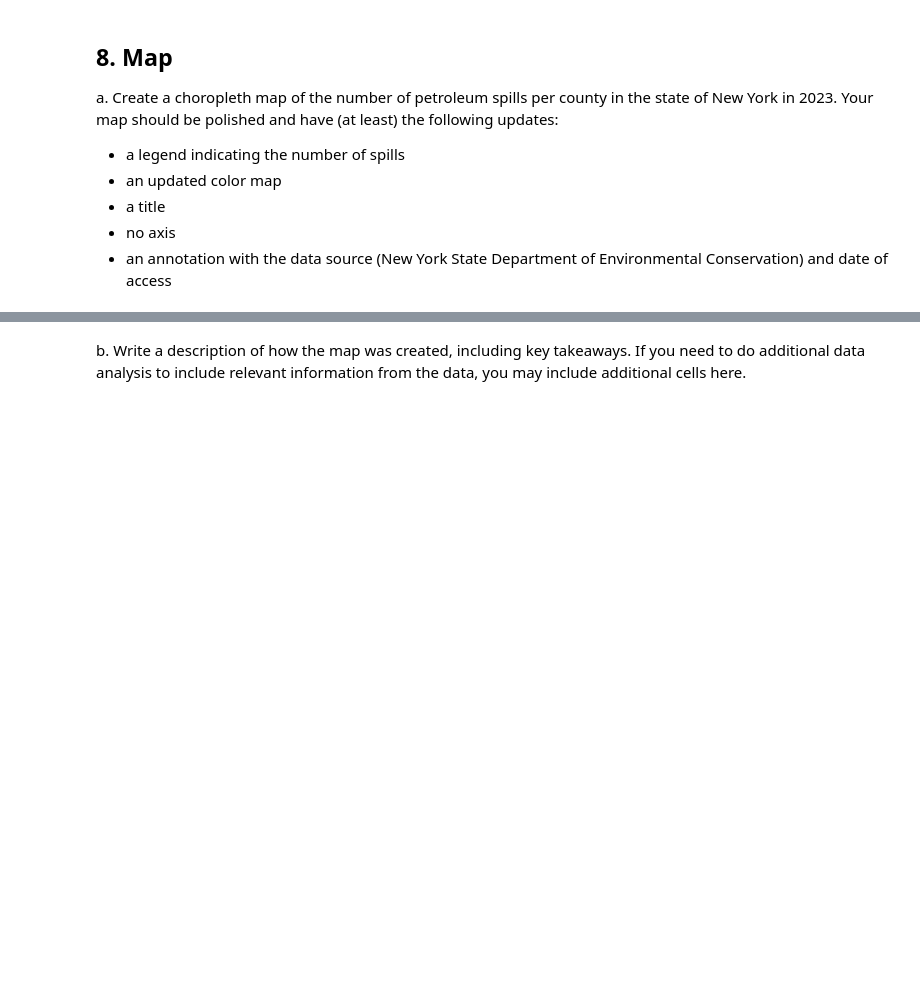
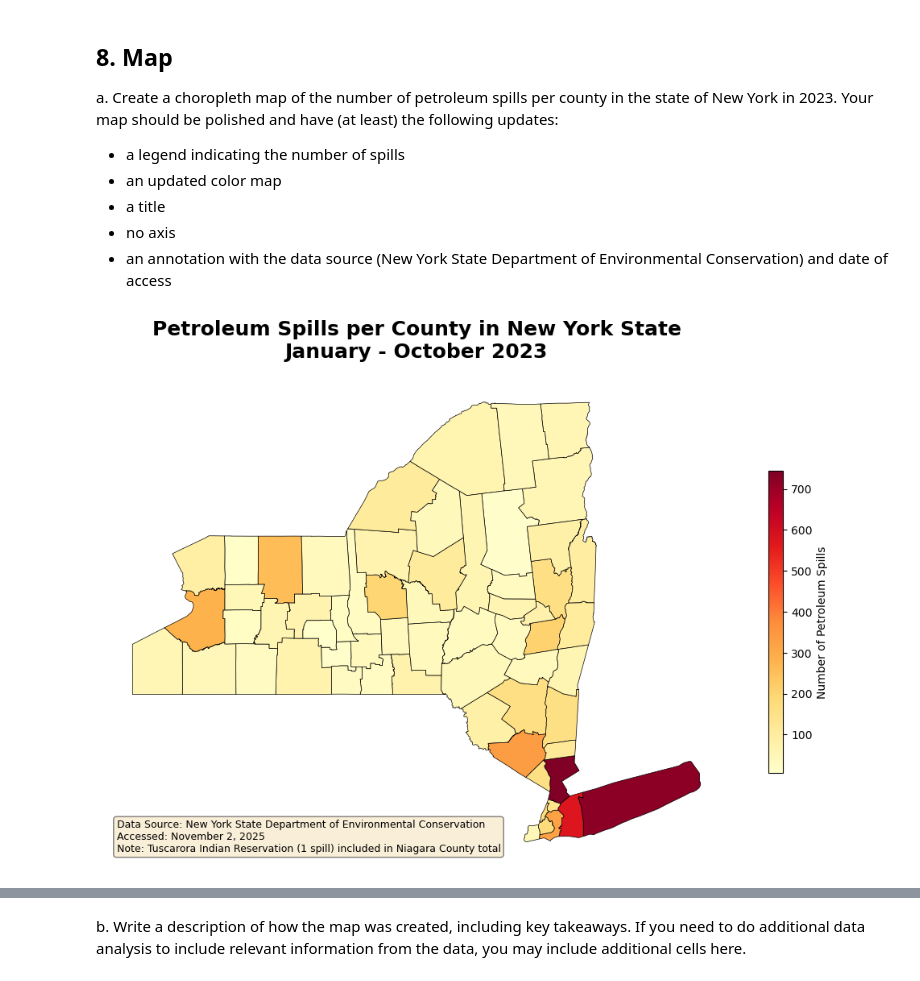
Before and after one commit to rellimylime/eds220-hwk3, a Jupyter notebook: hwk3-task2-spills.ipynb, the cells around one changed output, grey strips where cells are left out. Drawn from its saved outputs; the diff is of its cells as text; code cells hidden in the pictures; blank space fills up the shorter version.

```diff
--- a/hwk3-task2-spills.ipynb
+++ b/hwk3-task2-spills.ipynb
@@ -606,11 +556,12 @@ Number of spills in the Tuscarora Indian Reservation: 1
 
 In the next cell, update 'St Lawrence' to 'St. Lawrence' in `spills_per_county` data frame and Verify the update was successful.
 # %%
-# Replace 'St Lawrence' with 'St. Lawrence'
-spills_per_county['county'] = spills_per_county['county'].replace('St Lawrence', 'St. Lawrence')
+# Replace 'St Lawrence' with 'St. Lawrence' (rename data frame so final tests still pass)
+spills_per_county_update = spills_per_county
+spills_per_county_update['county'] = spills_per_county['county'].replace('St Lawrence', 'St. Lawrence')
 
 # Display unique county names to verify change
-spills_per_county[spills_per_county['county'].str.contains('\.')]
+spills_per_county_update[spills_per_county_update['county'].str.contains('\.')]
 # %% [output]
 |  | county | n_spills |
 | 50 | St. Lawrence | 65 |
@@ -620,13 +571,23 @@ spills_per_county[spills_per_county['county'].str.contains('\.')]
 In the following cells:
 
 a. Use this cell to make any other updates needed for making an inner join of the `spills_per_county` and `ny_counties`.
+# %%
+# Rename the 'name' column in ny_counties to 'county' to match the spills dataframe for easier merge
+ny_counties = ny_counties.rename(columns = {"name": "county"})
 # %% [markdown]
 b. Over-write `ny_counties` as the  inner join of the `spills_per_county` and `ny_counties` dataframes.
+# %%
+# Perform inner join on spills_per_county_update and ny_counties
+ny_counties = ny_counties.merge(spills_per_county,
+                               on = 'county',
+                               how = 'inner')
 # %% [markdown]
 
 From our previous exploration we know that Tuscarora Indian Reservation will not be in the join. Tuscarora Indian Reservation is located within Niagara county.
 
 c. Since the Tuscarora Indian Reservation does not appear in the `ny_counties` dataframe, add one spill to Niagara county. We will add a note about this in our final map. Add the cells you need to make this update **and** verify that the dataframe was updated.
+# %%
+ny_counties.loc[ny_counties['county'] == 'Niagara', 'n_spills'] = 1 + ny_counties.loc[ny_counties['county'] == 'Niagara', 'n_spills']
 # %% [markdown]
 ## 8. Map
 a. Create a choropleth map of the number of petroleum spills per county in the state of New York in 2023.
@@ -636,3 +597,53 @@ Your map should be polished and have (at least) the following updates:
 - a title
 - no axis
 - an annotation with the data source (New York State Department of Environmental Conservation) and date of access
+# %%
+# Create the figure and axis
+fig, ax = plt.subplots(1, 1, figsize=(10, 7))
+
+# Create the choropleth map
+ny_counties.plot(
+    column = 'n_spills',
+    ax = ax,
+    legend = True,
+    cmap = 'YlOrRd',  # Yellow-Orange-Red colormap
+    edgecolor = 'black',
+    linewidth = 0.5,
+    legend_kwds = {
+        'label': 'Number of Petroleum Spills',
+        'orientation': 'vertical',
+        'shrink': 0.6
+    }
+)
+
+# Add title
+ax.set_title(
+    'Petroleum Spills per County in New York State\nJanuary - October 2023',
+    fontsize = 18,
+    fontweight = 'bold',
+    pad = 20
+)
+
+# Remove axis
+ax.axis('off')
+
+# Add data source annotation
+source_text = (
+    'Data Source: New York State Department of Environmental Conservation\n'
+    'Accessed: November 2, 2025\n'
+    'Note: Tuscarora Indian Reservation (1 spill) included in Niagara County total'
+)
+ax.text(
+    0.02, 0.02,
+    source_text,
+    transform = ax.transAxes,
+    fontsize = 9,
+    verticalalignment = 'bottom',
+    bbox = dict(boxstyle = 'round', facecolor = 'wheat', alpha = 0.5)
+)
+
+# Adjust layout
+plt.tight_layout()
+plt.show()
+# %% [output]
+[figure, added]
```
Also changed, not shown: parts of 11 cells of this notebook.
